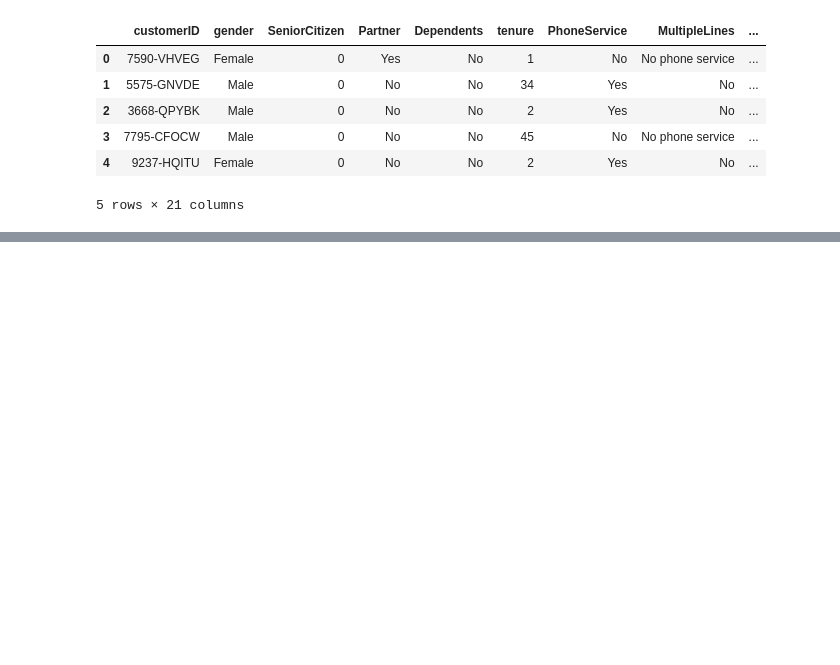
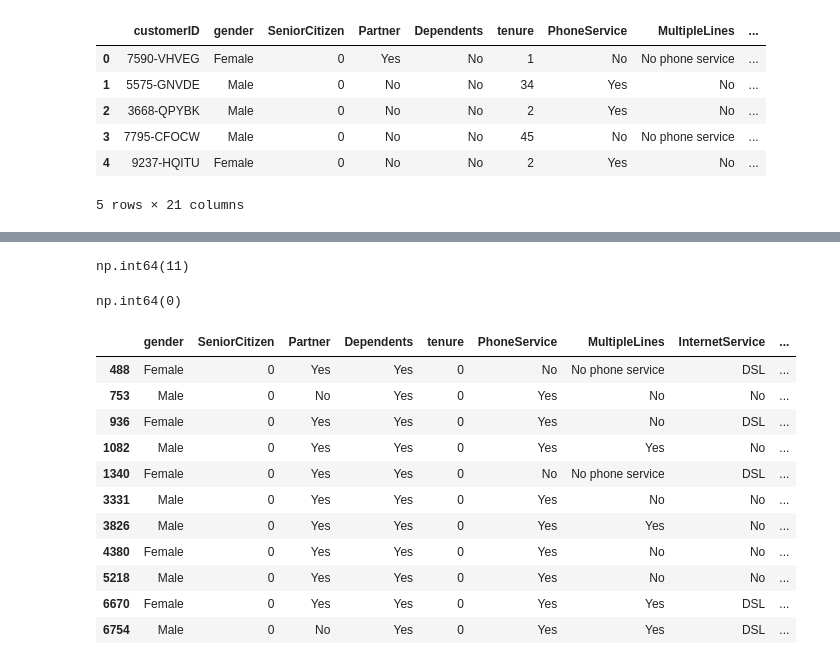
Before and after one commit to Prakash-Kumar-Badaila/churn_prediction_system, a Jupyter notebook: notebooks/churn_prediction.ipynb, the cells around one changed output, grey strips where cells are left out. Saved outputs shown, nothing was run; the diff lists cells and outputs as text; code cells hidden in the pictures; blank space fills up the shorter version.

```diff
--- a/notebooks/churn_prediction.ipynb
+++ b/notebooks/churn_prediction.ipynb
@@ -18,0 +112,2 @@ df.head()
+# %%
+df_clean = df.copy()
@@ -18,0 +123,3 @@ df.head()
+# %%
+df_clean.drop("customerID",axis=1,inplace=True)
+#removing customerID as it unnessary , not any meaning full impact to decide churn.
@@ -18,0 +157,31 @@ df.head()
+# %%
+(df_clean["TotalCharges"]==" ").sum()
+# %% [output]
+np.int64(11)
+# %%
+#conveting total charge to numeric value
+df_clean["TotalCharges"]=pd.to_numeric(
+    df_clean["TotalCharges"],
+    errors="coerce"
+)
+# coerce is an option in pandas functions like pd.to_numeric() and pd.to_datetime(). it says if value can't be converted ,don't raise an erro -replace with with NaN or NaT
+# %%
+(df_clean['TotalCharges']=='').sum()
+# %% [output]
+np.int64(0)
+# %%
+df_clean[df_clean['TotalCharges'].isnull()]
+#investing the missing rows .
+# %% [output]
+|  | gender | SeniorCitizen | Partner | Dependents | tenure | PhoneService | MultipleLines | InternetService | ... |
+| 488 | Female | 0 | Yes | Yes | 0 | No | No phone service | DSL | ... |
+| 753 | Male | 0 | No | Yes | 0 | Yes | No | No | ... |
+| 936 | Female | 0 | Yes | Yes | 0 | Yes | No | DSL | ... |
+| 1082 | Male | 0 | Yes | Yes | 0 | Yes | Yes | No | ... |
+| 1340 | Female | 0 | Yes | Yes | 0 | No | No phone service | DSL | ... |
+| 3331 | Male | 0 | Yes | Yes | 0 | Yes | No | No | ... |
+| 3826 | Male | 0 | Yes | Yes | 0 | Yes | Yes | No | ... |
+| 4380 | Female | 0 | Yes | Yes | 0 | Yes | No | No | ... |
+| 5218 | Male | 0 | Yes | Yes | 0 | Yes | No | No | ... |
+| 6670 | Female | 0 | Yes | Yes | 0 | Yes | Yes | DSL | ... |
+| 6754 | Male | 0 | No | Yes | 0 | Yes | Yes | DSL | ... |
```
Also changed, not shown: parts of 16 cells of this notebook.
